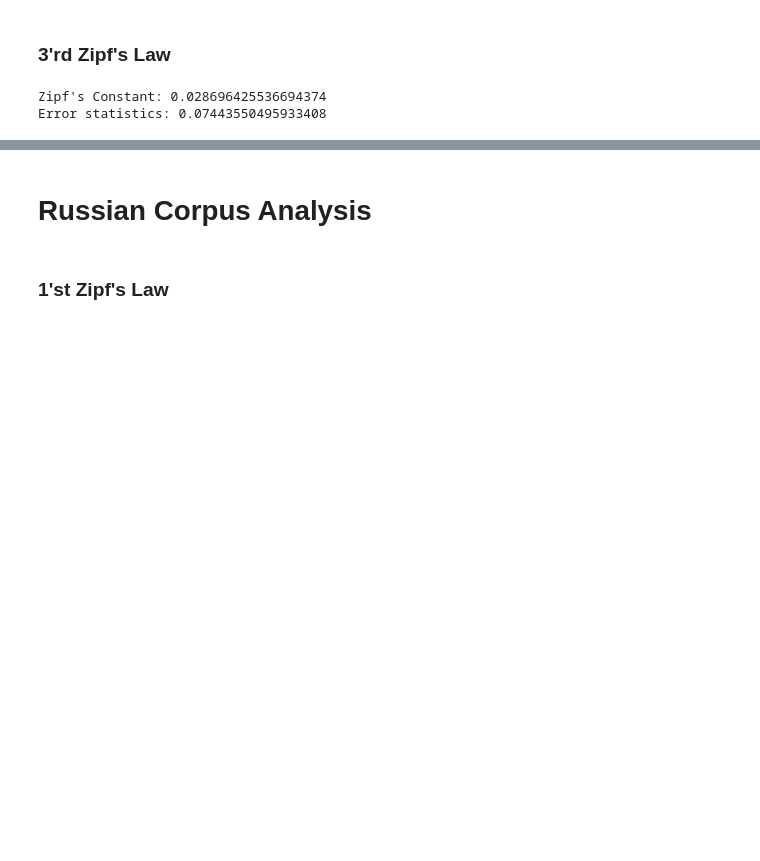
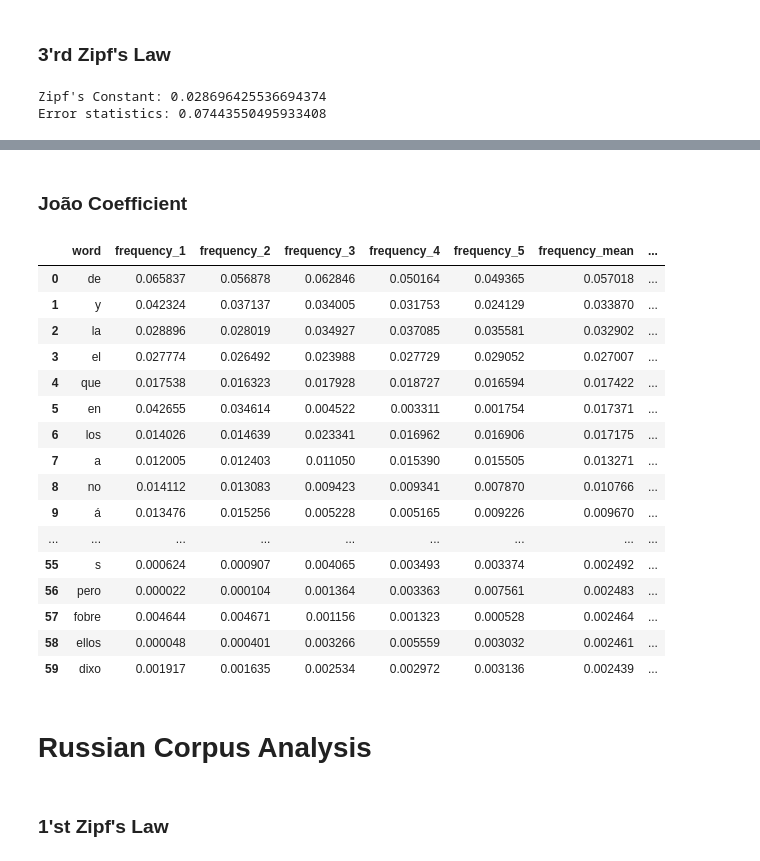
Before and after one commit to tayadj/Data-Science, a Jupyter notebook: Empirical Linguistic Laws Analysis/main.ipynb, the cells around one changed output, grey strips where cells are left out. Drawn from its saved outputs; the diff is of its cells as text; code cells hidden in the pictures; blank space fills up the shorter version.

```diff
--- a/Empirical Linguistic Laws Analysis/main.ipynb
+++ b/Empirical Linguistic Laws Analysis/main.ipynb
@@ -198,3 +247,49 @@ plt.show()
+# %% [markdown]
+### João Coefficient
+# %%
+chunk_count = 5
+word_count = 60
+
+with open('/drive/data/text_en.txt', 'r', encoding='utf-8') as file:
+    text = file.read()
+text = text.lower()
+text = re.sub(r'[^a-z\'-]', ' ', text)
+words = text.split()
+chunk_length = len(words) // chunk_count
+data = {}
+data['word'] = np.array(spanish['Word'][:word_count])
+for i in range (0, chunk_count):
+    chunk = words[chunk_length*i:chunk_length*(i+1)]
+    chunk_entry = {}
+    for word in english['Word'][:word_count]:
+        chunk_entry[word]=Counter(chunk)[word]
+    data['frequency_'+str(i+1)]=chunk_entry.values()
+dataframe = pd.DataFrame(data)
+for i in range (0, chunk_count):
+    dataframe['frequency_'+str(i+1)]/=chunk_length
+
+dataframe['frequency_mean']=dataframe[['frequency_'+str(i+1) for i in range (0, chunk_count)]].mean(axis=1)
+dataframe['frequency_variance']=dataframe[['frequency_'+str(i+1) for i in range (0, chunk_count)]].std(axis=1)
+dataframe['coefficient_D']=100*(1-dataframe['frequency_variance']/(dataframe['frequency_mean']*((chunk_count-1)**0.5)))
+dataframe
+# %% [output]
+|  | word | frequency_1 | frequency_2 | frequency_3 | frequency_4 | frequency_5 | frequency_mean | ... |
+| 0 | de | 0.065837 | 0.056878 | 0.062846 | 0.050164 | 0.049365 | 0.057018 | ... |
+| 1 | y | 0.042324 | 0.037137 | 0.034005 | 0.031753 | 0.024129 | 0.033870 | ... |
+| 2 | la | 0.028896 | 0.028019 | 0.034927 | 0.037085 | 0.035581 | 0.032902 | ... |
+| 3 | el | 0.027774 | 0.026492 | 0.023988 | 0.027729 | 0.029052 | 0.027007 | ... |
+| 4 | que | 0.017538 | 0.016323 | 0.017928 | 0.018727 | 0.016594 | 0.017422 | ... |
+| 5 | en | 0.042655 | 0.034614 | 0.004522 | 0.003311 | 0.001754 | 0.017371 | ... |
+| 6 | los | 0.014026 | 0.014639 | 0.023341 | 0.016962 | 0.016906 | 0.017175 | ... |
+| 7 | a | 0.012005 | 0.012403 | 0.011050 | 0.015390 | 0.015505 | 0.013271 | ... |
+| 8 | no | 0.014112 | 0.013083 | 0.009423 | 0.009341 | 0.007870 | 0.010766 | ... |
+| 9 | á | 0.013476 | 0.015256 | 0.005228 | 0.005165 | 0.009226 | 0.009670 | ... |
+| ... | ... | ... | ... | ... | ... | ... | ... | ... |
+| 55 | s | 0.000624 | 0.000907 | 0.004065 | 0.003493 | 0.003374 | 0.002492 | ... |
+| 56 | pero | 0.000022 | 0.000104 | 0.001364 | 0.003363 | 0.007561 | 0.002483 | ... |
+| 57 | fobre | 0.004644 | 0.004671 | 0.001156 | 0.001323 | 0.000528 | 0.002464 | ... |
+| 58 | ellos | 0.000048 | 0.000401 | 0.003266 | 0.005559 | 0.003032 | 0.002461 | ... |
+| 59 | dixo | 0.001917 | 0.001635 | 0.002534 | 0.002972 | 0.003136 | 0.002439 | ... |
 # %% [markdown]
 # Russian Corpus Analysis
 # %% [markdown]
```
Also changed, not shown: parts of 8 cells of this notebook.
